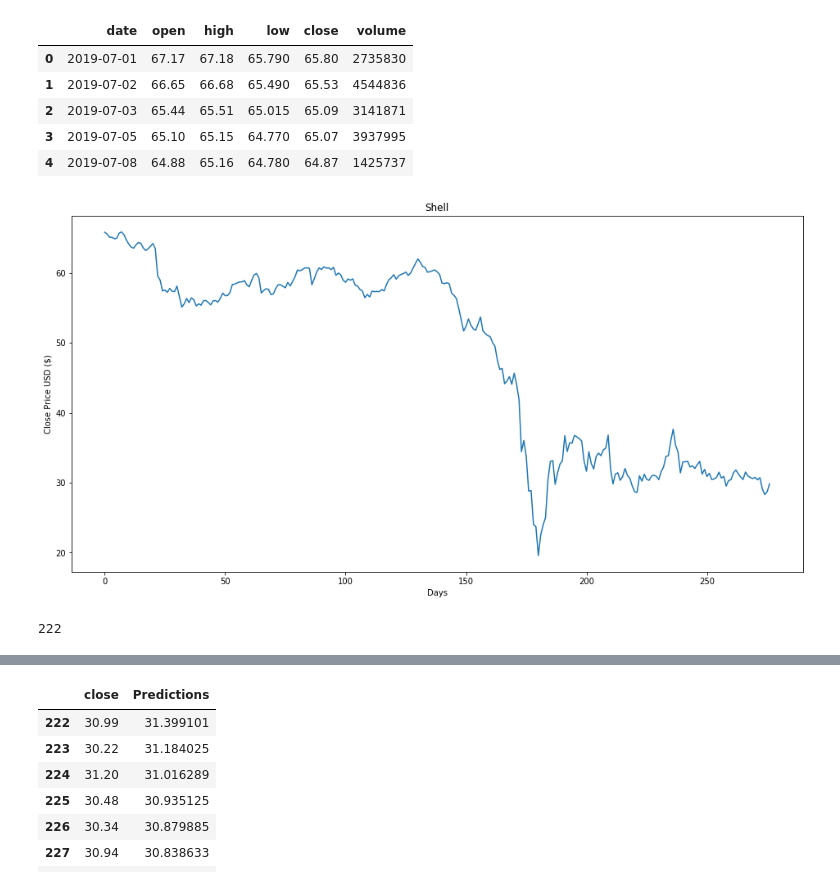
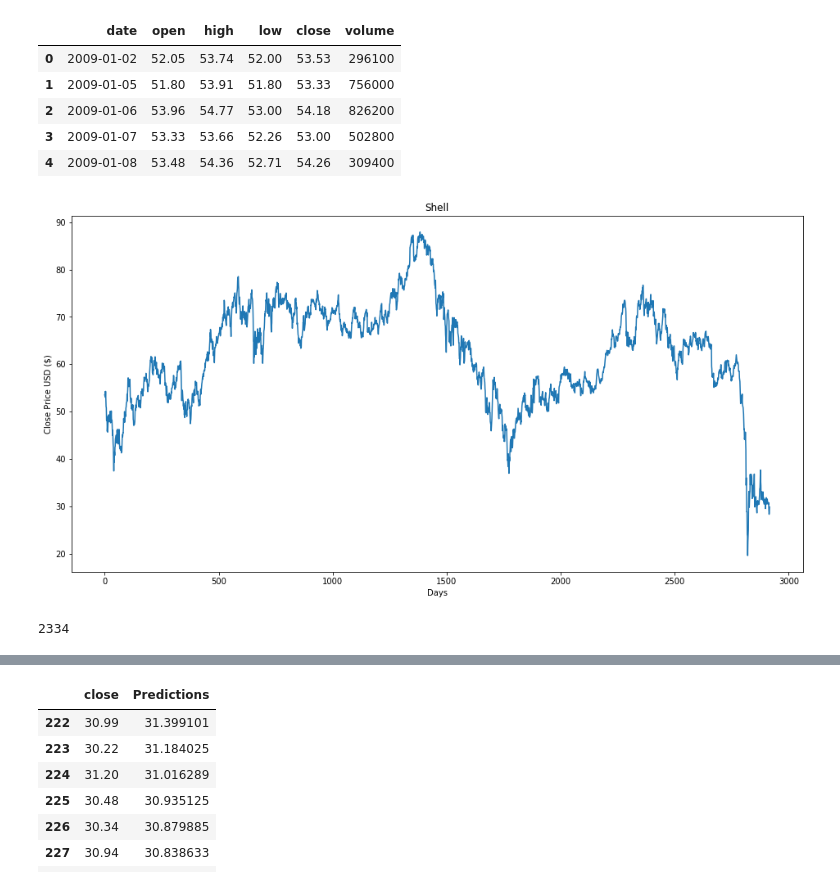
Before and after one commit to nhunnguyen4/UHSPE-ML-Team1-Project3, a Jupyter notebook: Project3_Team1.ipynb, the cells around one changed output, grey strips where cells are left out. Drawn from its saved outputs; the diff is of its cells as text; code cells hidden in the pictures.

```diff
--- a/Project3_Team1.ipynb
+++ b/Project3_Team1.ipynb
@@ -15,15 +17,15 @@ from sklearn.model_selection import train_test_split
 # %%
 # load the dataset
-stock_data = read_excel('ShellStockPrices19-20.xlsx')
+stock_data = read_excel('ShellStockPrices.xlsx')
 df = stock_data.values
 stock_data.head()
 # %% [output]
 |  | date | open | high | low | close | volume |
-| 0 | 2019-07-01 | 67.17 | 67.18 | 65.790 | 65.80 | 2735830 |
-| 1 | 2019-07-02 | 66.65 | 66.68 | 65.490 | 65.53 | 4544836 |
-| 2 | 2019-07-03 | 65.44 | 65.51 | 65.015 | 65.09 | 3141871 |
-| 3 | 2019-07-05 | 65.10 | 65.15 | 64.770 | 65.07 | 3937995 |
-| 4 | 2019-07-08 | 64.88 | 65.16 | 64.780 | 64.87 | 1425737 |
+| 0 | 2009-01-02 | 52.05 | 53.74 | 52.00 | 53.53 | 296100 |
+| 1 | 2009-01-05 | 51.80 | 53.91 | 51.80 | 53.33 | 756000 |
+| 2 | 2009-01-06 | 53.96 | 54.77 | 53.00 | 54.18 | 826200 |
+| 3 | 2009-01-07 | 53.33 | 53.66 | 52.26 | 53.00 | 502800 |
+| 4 | 2009-01-08 | 53.48 | 54.36 | 52.71 | 54.26 | 309400 |
 # %%
 #Visualize the close price data
 plt.figure(figsize=(16,8))
@@ -33,7 +35,7 @@ plt.ylabel('Close Price USD ($)')
 plt.plot(stock_data['close'])
 plt.show()
 # %% [output]
-[figure, old version]
+[figure, new version]
 # %%
 #Create a new dataset - get the close price only
 stock_data = stock_data[['close']]
@@ -45,7 +47,7 @@ training_data_len = math.ceil(len(df)*0.8)
 
 training_data_len
 # %% [output]
-222
+2334
 # %%
 # normalize the dataset
 scaler = MinMaxScaler(feature_range=(0,1))
```
Also changed, not shown: parts of 9 cells of this notebook.
